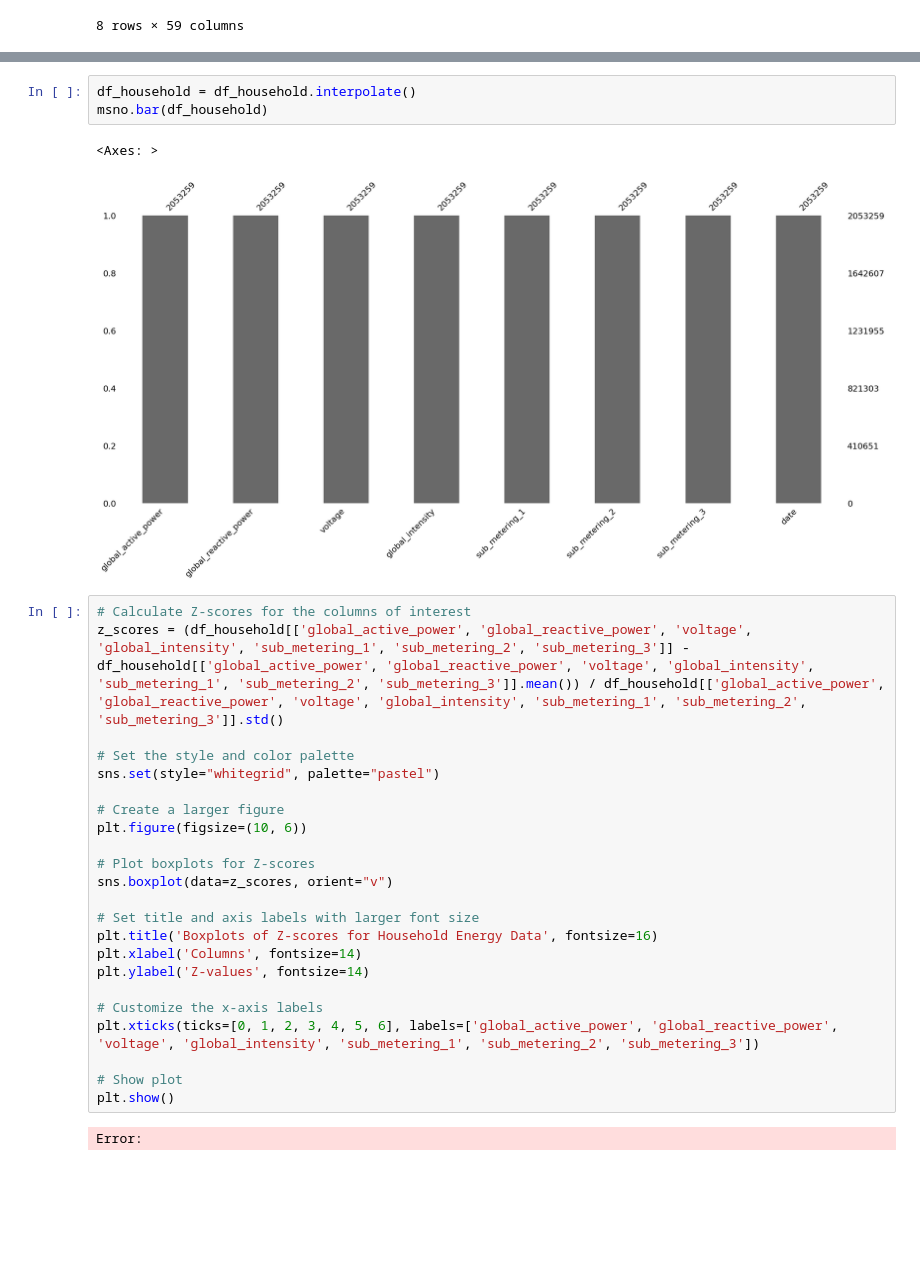
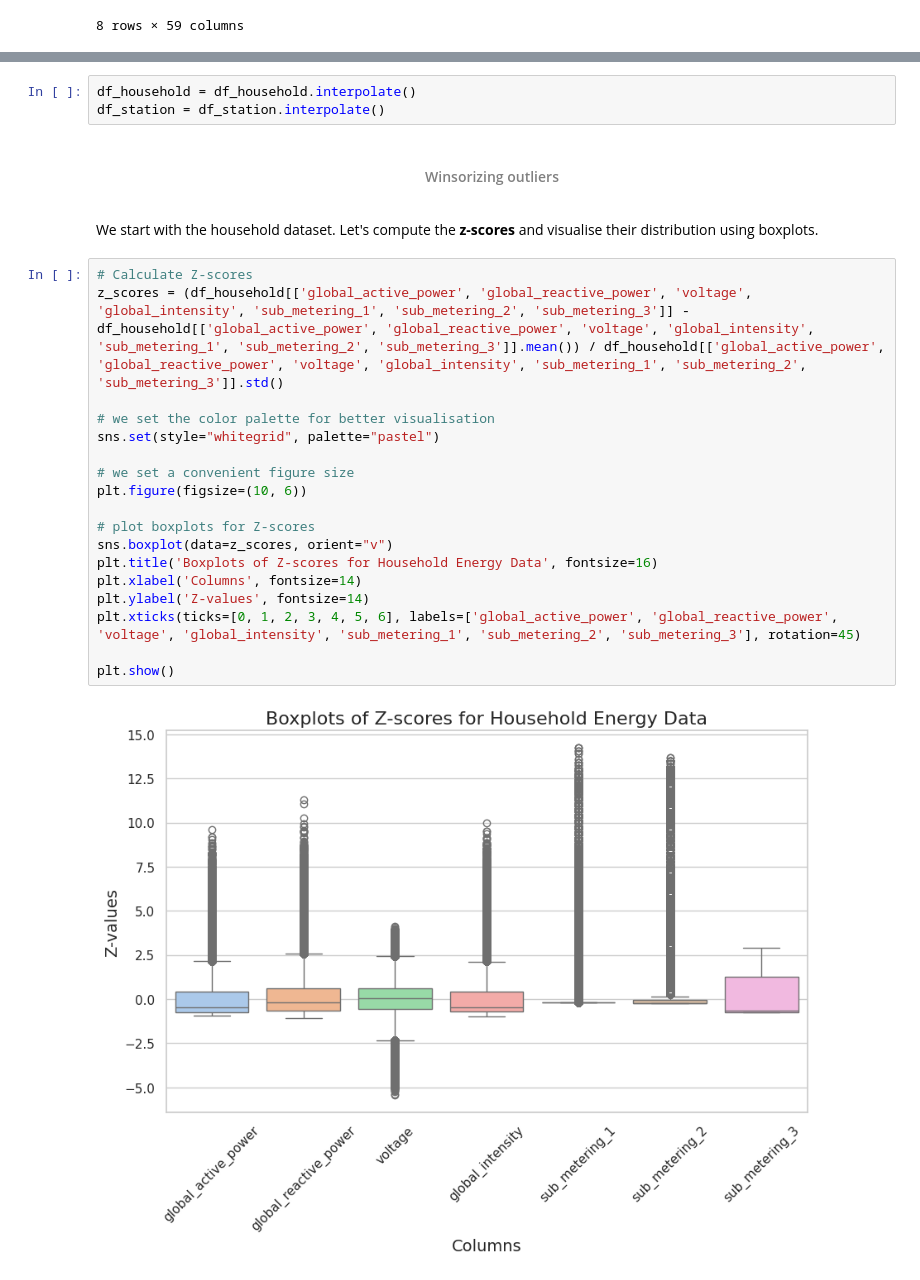
Before and after one commit to ArkhamKnightGPC/Power-consumption-weather, a Jupyter notebook: p1.ipynb, the cells around one changed output, grey strips where cells are left out. Cells and saved outputs as stored; diff of their text form; blank space fills up the shorter version.

```diff
--- a/p1.ipynb
+++ b/p1.ipynb
@@ -196,31 +208,27 @@ We interpolate missing data for the household dataframe.
 # %%
 df_household = df_household.interpolate()
-msno.bar(df_household)
+df_station = df_station.interpolate()
-# %% [output]
-<Axes: >
-[figure, removed]
+# %% [markdown]
+<h4 align="center"> <font color='gray'>Winsorizing outliers</font></h4> <a class="anchor" id="1.2.3"></a>
+# %% [markdown]
+We start with the household dataset. Let's compute the **z-scores** and visualise their distribution using boxplots.
 # %%
-# Calculate Z-scores for the columns of interest
+# Calculate Z-scores
 z_scores = (df_household[['global_active_power', 'global_reactive_power', 'voltage', 'global_intensity', 'sub_metering_1', 'sub_metering_2', 'sub_metering_3']] - df_household[['global_active_power', 'global_reactive_power', 'voltage', 'global_intensity', 'sub_metering_1', 'sub_metering_2', 'sub_metering_3']].mean()) / df_household[['global_active_power', 'global_reactive_power', 'voltage', 'global_intensity', 'sub_metering_1', 'sub_metering_2', 'sub_metering_3']].std()
 
-# Set the style and color palette
+# we set the color palette for better visualisation
 sns.set(style="whitegrid", palette="pastel")
 
-# Create a larger figure
+# we set a convenient figure size
 plt.figure(figsize=(10, 6))
 
-# Plot boxplots for Z-scores
+# plot boxplots for Z-scores
 sns.boxplot(data=z_scores, orient="v")
-
-# Set title and axis labels with larger font size
 plt.title('Boxplots of Z-scores for Household Energy Data', fontsize=16)
 plt.xlabel('Columns', fontsize=14)
 plt.ylabel('Z-values', fontsize=14)
+plt.xticks(ticks=[0, 1, 2, 3, 4, 5, 6], labels=['global_active_power', 'global_reactive_power', 'voltage', 'global_intensity', 'sub_metering_1', 'sub_metering_2', 'sub_metering_3'], rotation=45)
 
-# Customize the x-axis labels
-plt.xticks(ticks=[0, 1, 2, 3, 4, 5, 6], labels=['global_active_power', 'global_reactive_power', 'voltage', 'global_intensity', 'sub_metering_1', 'sub_metering_2', 'sub_metering_3'])
-
-# Show plot
 plt.show()
 # %% [output]
-Error:
+[figure, added]
```
Also changed, not shown: parts of 21 cells of this notebook.
